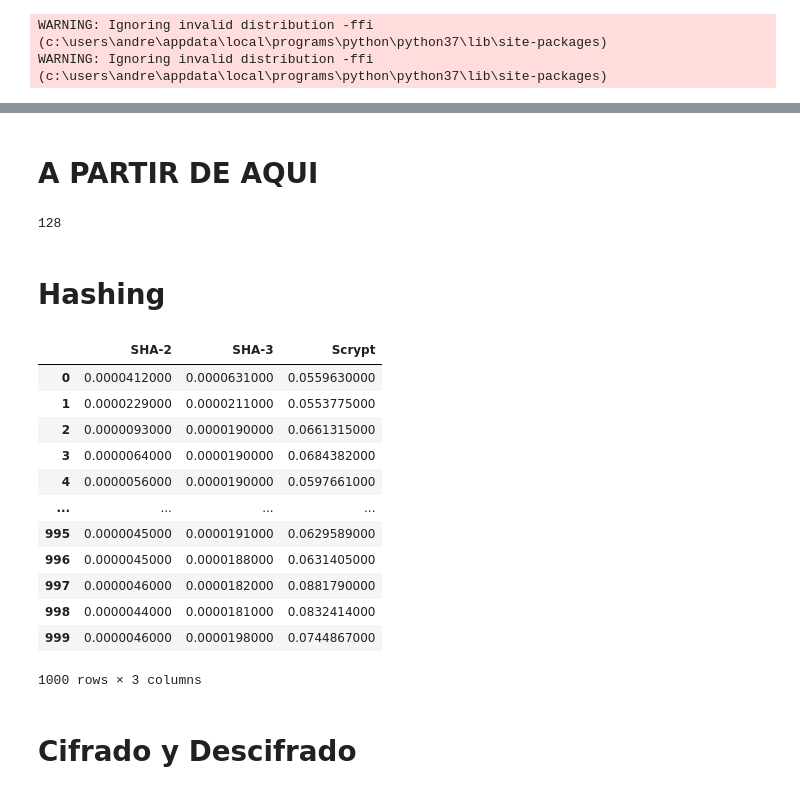
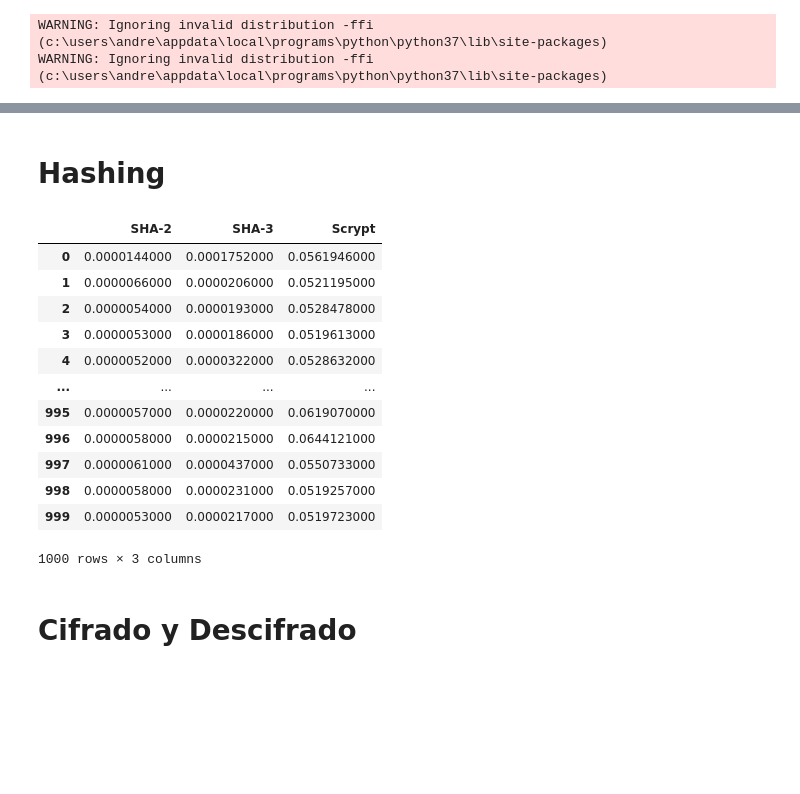
Before and after one commit to andresbasilea/Proyecto1Criptografia, a Jupyter notebook: CriptografiaProyecto1-Copy1.ipynb, the cells around one changed output, grey strips where cells are left out. Cells and saved outputs as stored; diff of their text form; code cells hidden in the pictures; blank space fills up the shorter version.

```diff
--- a/CriptografiaProyecto1-Copy1.ipynb
+++ b/CriptografiaProyecto1-Copy1.ipynb
@@ -248,10 +40,3 @@ Signature is valid
-# %% [markdown]
-# A PARTIR DE AQUI
-# %%
-s = b'To see a World in a Grain of Sand And a Heaven in a Wild Flower.To see a World in a Grain of Sand And a Heaven in a Wild Flower.'
-len(s)
-# %% [output]
-128
 # %%
 #pip install pycryptodomex
 #pip install cryptography
@@ -479,7 +110,9 @@ df_verifica = pd.DataFrame(columns=['RSA-PSS', 'ECDSA', 'EdDSA'])
 # Hashing
 # %%
 
-plaintext = b'To see a World in a Grain of Sand'
+ws = xw.Book("CriptoTestVectors.xlsx").sheets['VECTORES']
+plaintext = ws.range("B22:B26").value
+
 salt = 'NaCl'
 
 # SHA-2 Hash size 512 bits
@@ -504,53 +137,56 @@ def sha3_512_hash(plaintext):
     hash_value = sha3_512.digest()
 
     # Print the hash value as a hexadecimal string
     hex_hash_value = hash_value.hex()
     #print(hex_hash_value)
 
 
 # Scrypt Output size 32 bits
 def scrypt_key(plaintext, salt):
     N = 2 ** 14
     r = 8
     p = 1
     dk_len = 32
 
     # Generate the derived key using Scrypt
     dk = scrypt.hash(plaintext, salt, N, r, p, dk_len)
     #key = scrypt(plaintext, salt, key_len=32, N=2**14, r=8, p=1)
     return key
 
 
 
 for i in range(1000):
     df_hash.loc[i] = [None, None, None]   #Inicializar dataframe
 
-for i in range(1000):
-    t = timeit.timeit(lambda: sha512_hash(plaintext), number=1)
-    df_hash.loc[i,'SHA-2'] = '{:.10f}'.format(t)
+for j in range(5):
+    for i in range(200):
+        t = timeit.timeit(lambda: sha512_hash(bytes(plaintext[j],'utf-8')), number=1)
+        df_hash.loc[i+(j*200),'SHA-2'] = '{:.10f}'.format(t)
 
-for i in range(1000):
-    t = timeit.timeit(lambda: sha3_512_hash(plaintext), number=1)
-    df_hash.loc[i,'SHA-3'] = '{:.10f}'.format(t)
+for j in range(5):
+    for i in range(200):
+        t = timeit.timeit(lambda: sha3_512_hash(bytes(plaintext[j],'utf-8')), number=1)
+        df_hash.loc[i+(j*200),'SHA-3'] = '{:.10f}'.format(t)
 
-for i in range(1000):
-    t = timeit.timeit(lambda: scrypt_key(plaintext, salt), number=1)
-    df_hash.loc[i,'Scrypt'] = '{:.10f}'.format(t)
+for j in range(5):
+    for i in range(200):
+        t = timeit.timeit(lambda: scrypt_key(bytes(plaintext[j],'utf-8'), salt), number=1)
+        df_hash.loc[i+(j*200),'Scrypt'] = '{:.10f}'.format(t)
 
 df_hash
 # %% [output]
 |  | SHA-2 | SHA-3 | Scrypt |
-| 0 | 0.0000412000 | 0.0000631000 | 0.0559630000 |
-| 1 | 0.0000229000 | 0.0000211000 | 0.0553775000 |
-| 2 | 0.0000093000 | 0.0000190000 | 0.0661315000 |
-| 3 | 0.0000064000 | 0.0000190000 | 0.0684382000 |
-| 4 | 0.0000056000 | 0.0000190000 | 0.0597661000 |
+| 0 | 0.0000144000 | 0.0001752000 | 0.0561946000 |
+| 1 | 0.0000066000 | 0.0000206000 | 0.0521195000 |
+| 2 | 0.0000054000 | 0.0000193000 | 0.0528478000 |
+| 3 | 0.0000053000 | 0.0000186000 | 0.0519613000 |
+| 4 | 0.0000052000 | 0.0000322000 | 0.0528632000 |
 | ... | ... | ... | ... |
-| 995 | 0.0000045000 | 0.0000191000 | 0.0629589000 |
-| 996 | 0.0000045000 | 0.0000188000 | 0.0631405000 |
-| 997 | 0.0000046000 | 0.0000182000 | 0.0881790000 |
-| 998 | 0.0000044000 | 0.0000181000 | 0.0832414000 |
-| 999 | 0.0000046000 | 0.0000198000 | 0.0744867000 |
+| 995 | 0.0000057000 | 0.0000220000 | 0.0619070000 |
+| 996 | 0.0000058000 | 0.0000215000 | 0.0644121000 |
+| 997 | 0.0000061000 | 0.0000437000 | 0.0550733000 |
+| 998 | 0.0000058000 | 0.0000231000 | 0.0519257000 |
+| 999 | 0.0000053000 | 0.0000217000 | 0.0519723000 |
 1000 rows × 3 columns
 # %% [markdown]
 # Cifrado y Descifrado
```
Also changed, not shown: parts of 14 cells of this notebook, 1 other file.
